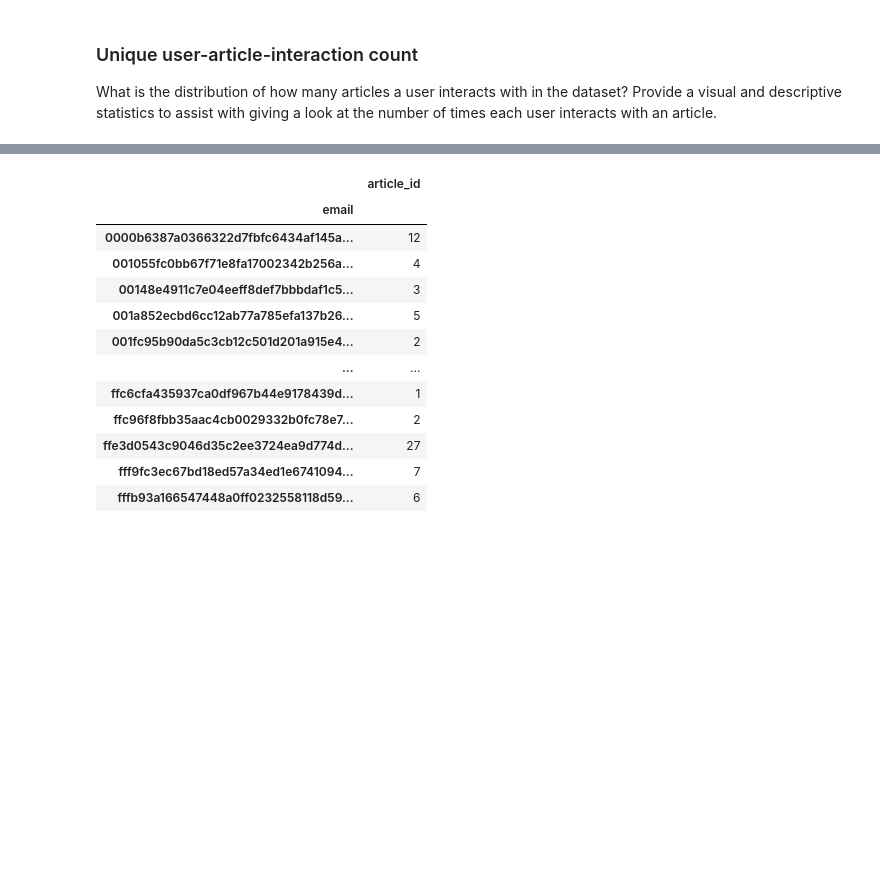
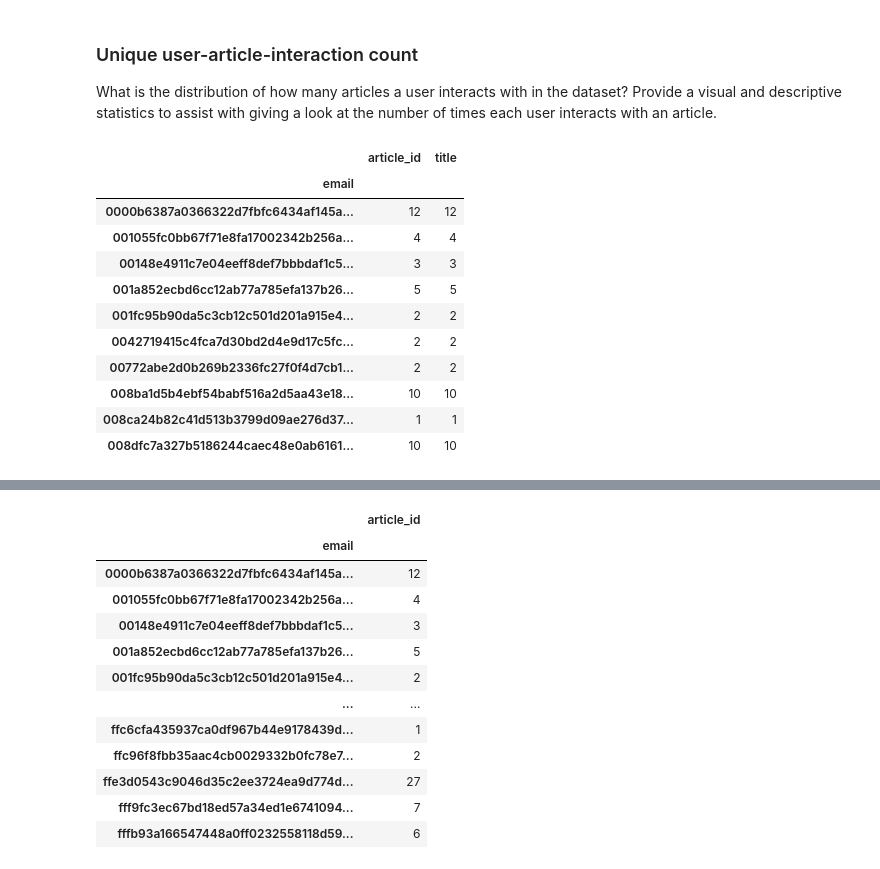
Before and after one commit to hen-wg/udacity_recommendation_engine, a Jupyter notebook: Recommendations_with_IBM.ipynb, the cells around one changed output, grey strips where cells are left out. Cells and saved outputs as stored; diff of their text form; code cells hidden in the pictures; blank space fills up the shorter version.

```diff
--- a/Recommendations_with_IBM.ipynb
+++ b/Recommendations_with_IBM.ipynb
@@ -262,3 +263,18 @@ It is clear that most users have very few interactions with articles. In fact, 1
 ### Unique user-article-interaction count
 
  What is the distribution of how many articles a user interacts with in the dataset?  Provide a visual and descriptive statistics to assist with giving a look at the number of times each user interacts with an article.
+# %%
+df.groupby('email').nunique().head(10)
+# %% [output]
+|  | article_id | title |
+| email |  |  |
+| 0000b6387a0366322d7fbfc6434af145a... | 12 | 12 |
+| 001055fc0bb67f71e8fa17002342b256a... | 4 | 4 |
+| 00148e4911c7e04eeff8def7bbbdaf1c5... | 3 | 3 |
+| 001a852ecbd6cc12ab77a785efa137b26... | 5 | 5 |
+| 001fc95b90da5c3cb12c501d201a915e4... | 2 | 2 |
+| 0042719415c4fca7d30bd2d4e9d17c5fc... | 2 | 2 |
+| 00772abe2d0b269b2336fc27f0f4d7cb1... | 2 | 2 |
+| 008ba1d5b4ebf54babf516a2d5aa43e18... | 10 | 10 |
+| 008ca24b82c41d513b3799d09ae276d37... | 1 | 1 |
+| 008dfc7a327b5186244caec48e0ab6161... | 10 | 10 |
```
Also changed, not shown: parts of 8 cells of this notebook.
